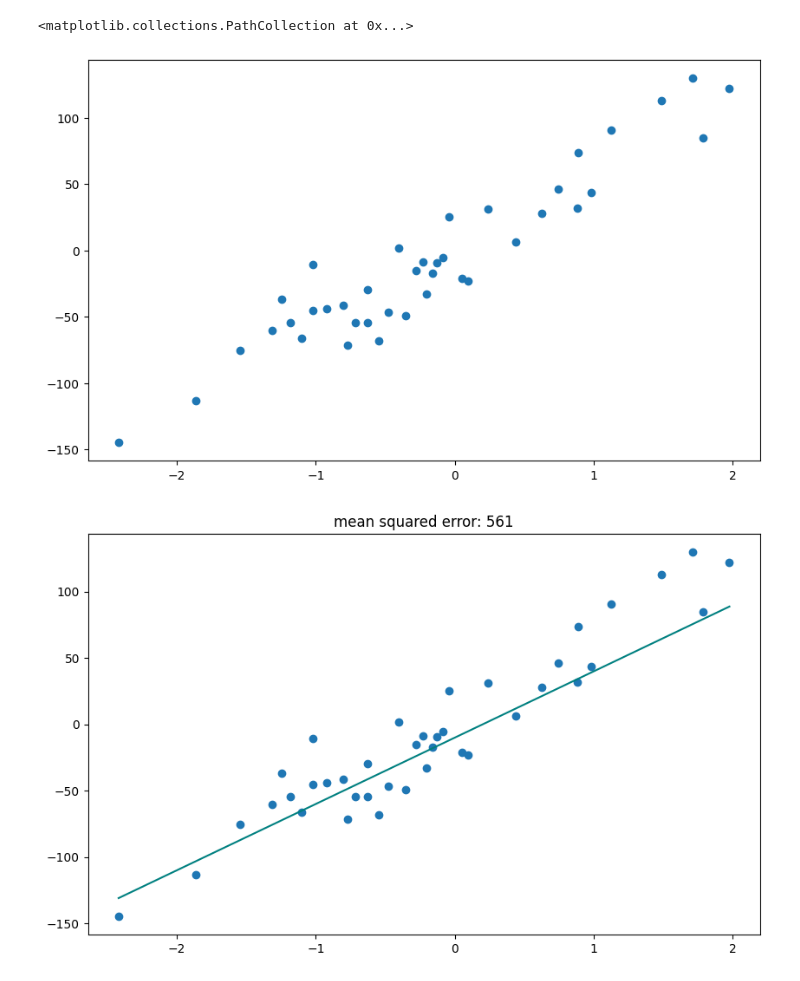
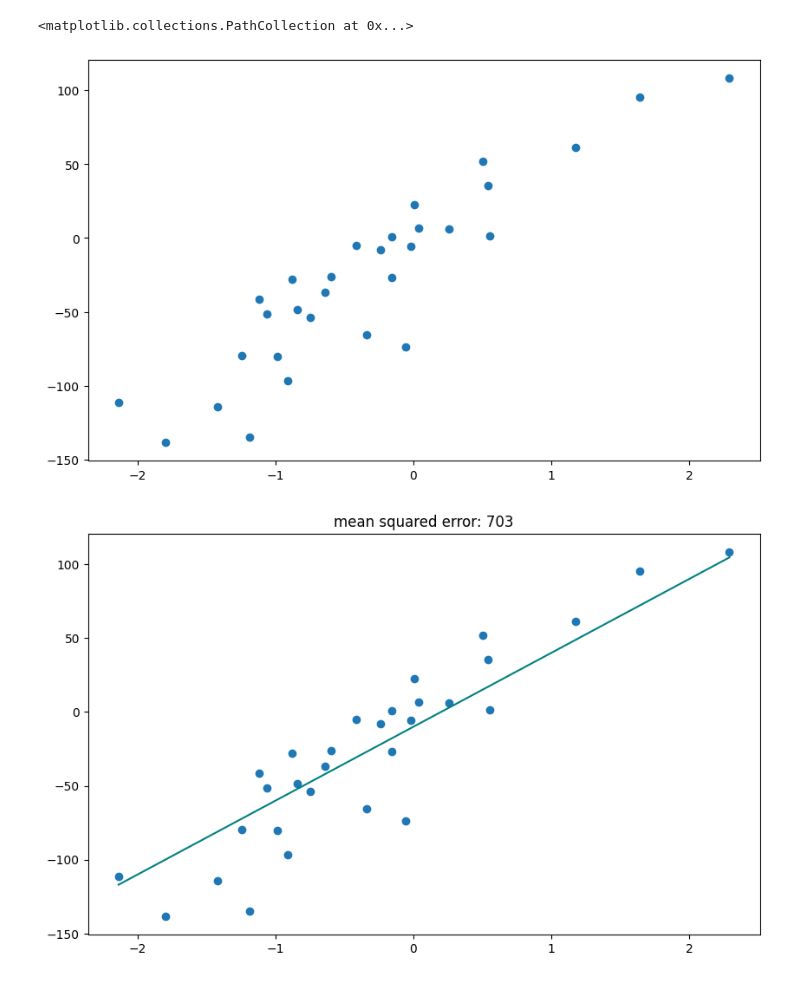
Before and after one commit to akshaya9999/ML_basic, a Jupyter notebook: 001_Linear_Regression.ipynb, the cells around one changed output. Cells and saved outputs as stored; diff of their text form; code cells hidden in the pictures.

```diff
--- a/001_Linear_Regression.ipynb
+++ b/001_Linear_Regression.ipynb
@@ -5,12 +5,12 @@ from sklearn.datasets import make_regression
 from sklearn.metrics import mean_squared_error
 # %%
 #create synthetic data
-x,y=make_regression(n_samples=40,n_features=1,noise=20, random_state=3)
+x, y = make_regression(n_samples=30, n_features=1, noise = 20.0, random_state = 2)
 plt.figure(figsize=(10,6))
 plt.scatter(x,y)
 # %% [output]
 <matplotlib.collections.PathCollection at 0x...>
-[figure, old version]
+[figure, new version]
 # %%
 #making line data
 linspace_data=np.linspace(min(x),max(x),100)
@@ -25,7 +25,7 @@ def plot_your_guess(m,c):
 # %%
 plot_your_guess(m = 50  , c = -10 )
 # %% [output]
-[figure, old version]
+[figure, new version]
 # %%
 from sklearn.linear_model import LinearRegression
 
```
Also changed, not shown: parts of 1 cell of this notebook, 1 other file.
